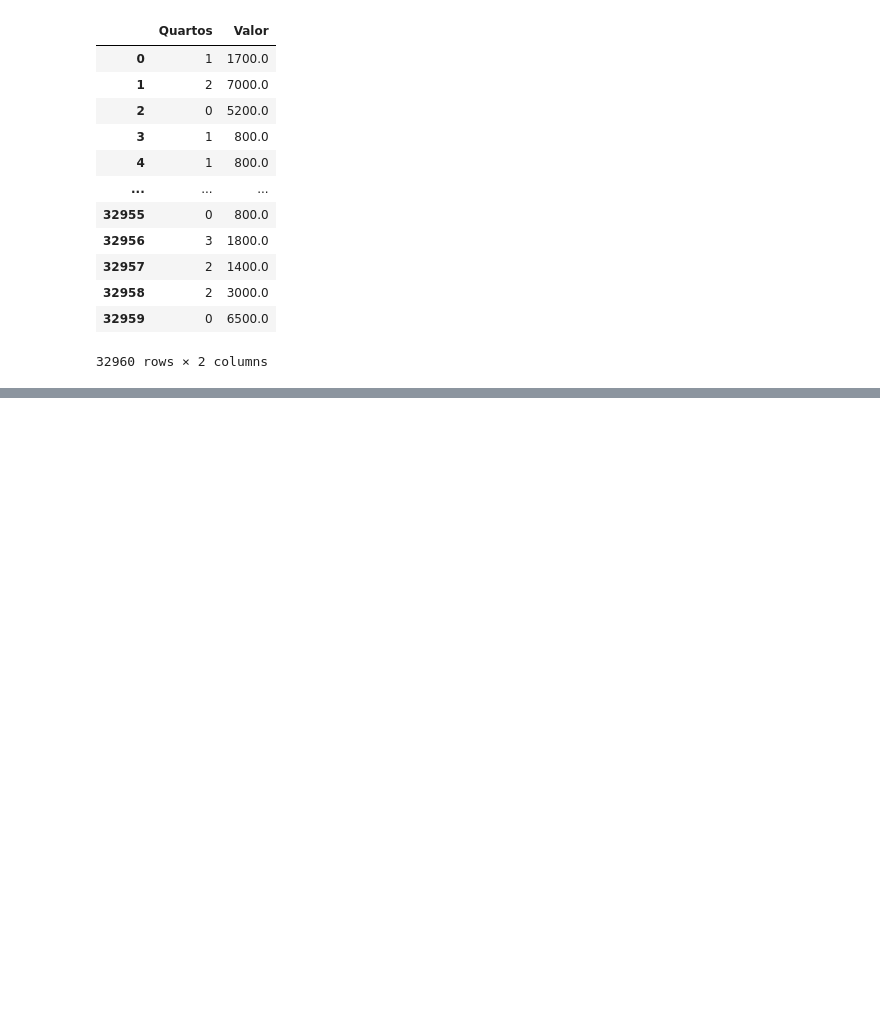
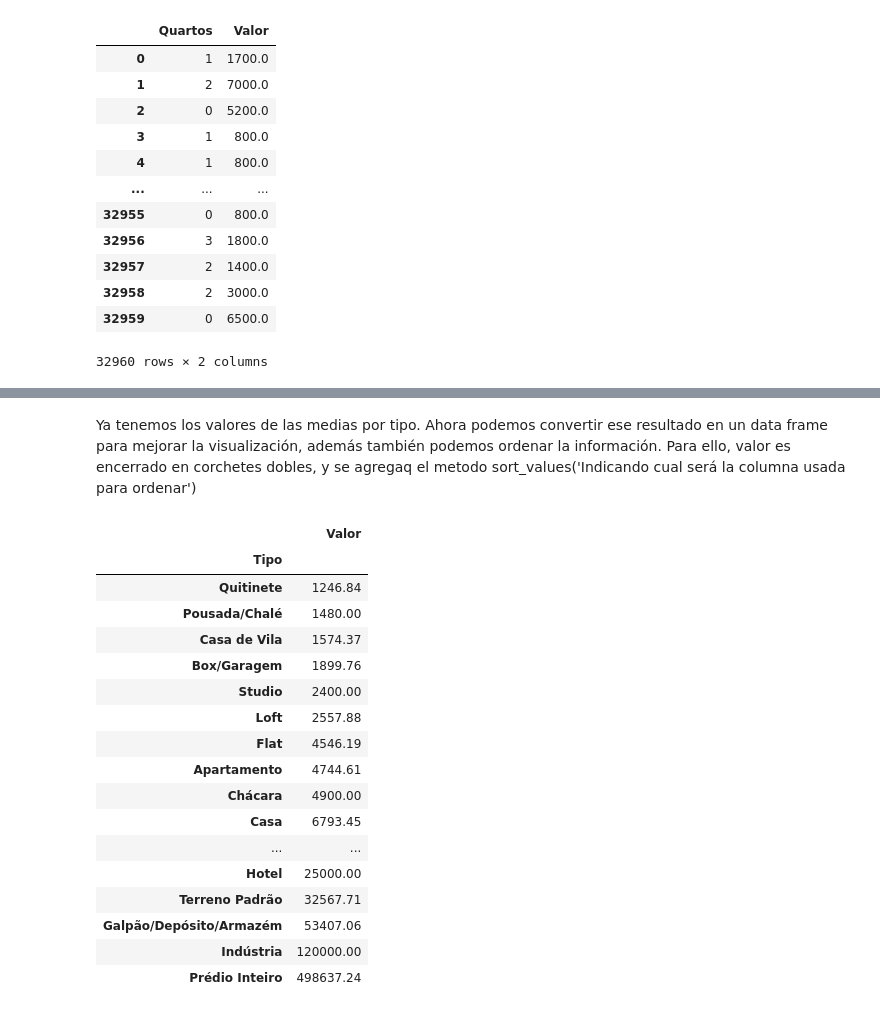
Before and after one commit to ygor-github/curso_conociendo_pandas, a Jupyter notebook: conociendo_pandas.ipynb, the cells around one changed output, grey strips where cells are left out. Drawn from its saved outputs; the diff is of its cells as text; code cells hidden in the pictures; blank space fills up the shorter version.

```diff
--- a/conociendo_pandas.ipynb
+++ b/conociendo_pandas.ipynb
@@ -109,0 +190,24 @@ df[['Quartos','Valor']]
+# %% [markdown]
+Ya tenemos los valores de las medias por tipo. Ahora podemos convertir ese resultado en un data frame para mejorar la visualización, además también podemos ordenar la información.
+Para ello, valor es encerrado en corchetes dobles, y se agregaq el metodo sort_values('Indicando cual será la columna usada para ordenar')
+# %%
+df.groupby('Tipo')[['Valor']].mean().sort_values('Valor').round(2)
+# %% [output]
+|  | Valor |
+| Tipo |  |
+| Quitinete | 1246.84 |
+| Pousada/Chalé | 1480.00 |
+| Casa de Vila | 1574.37 |
+| Box/Garagem | 1899.76 |
+| Studio | 2400.00 |
+| Loft | 2557.88 |
+| Flat | 4546.19 |
+| Apartamento | 4744.61 |
+| Chácara | 4900.00 |
+| Casa | 6793.45 |
+| ... | ... |
+| Hotel | 25000.00 |
+| Terreno Padrão | 32567.71 |
+| Galpão/Depósito/Armazém | 53407.06 |
+| Indústria | 120000.00 |
+| Prédio Inteiro | 498637.24 |
```
Also changed, not shown: parts of 13 cells of this notebook.
